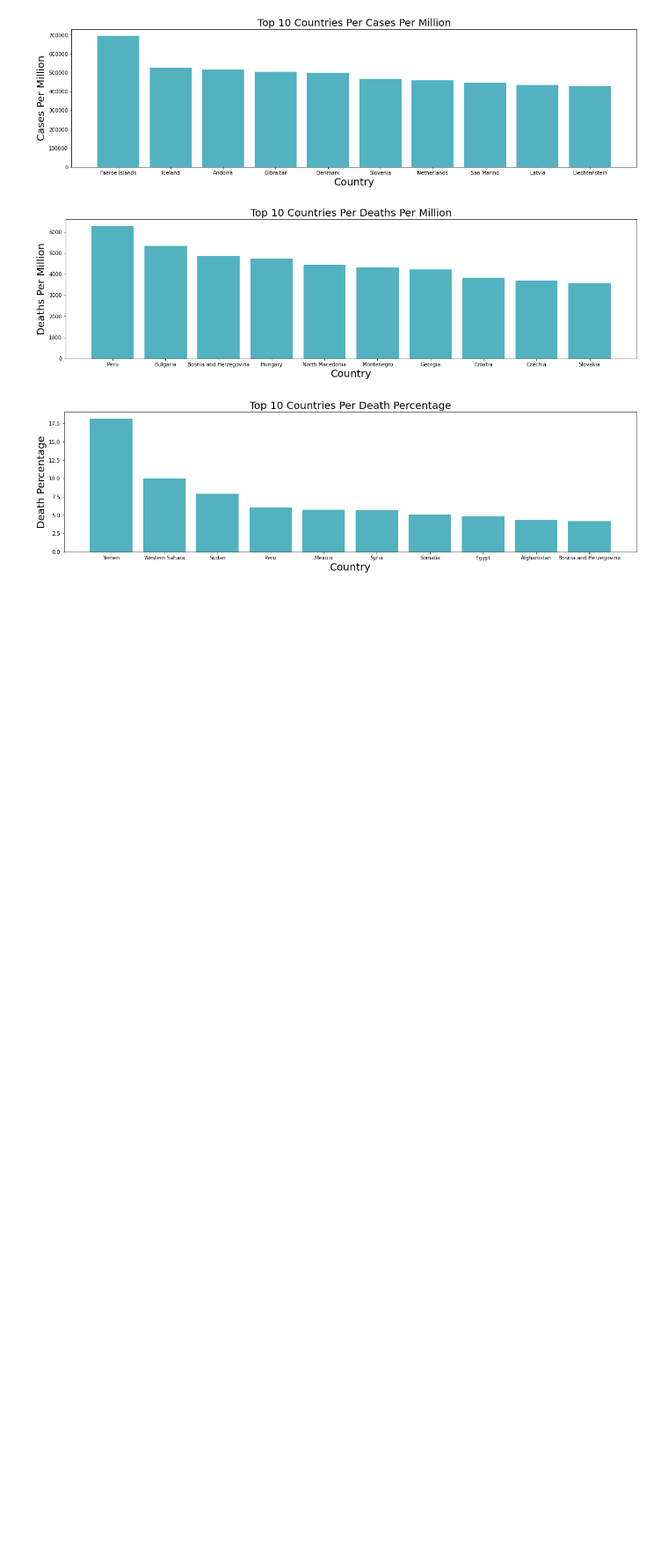
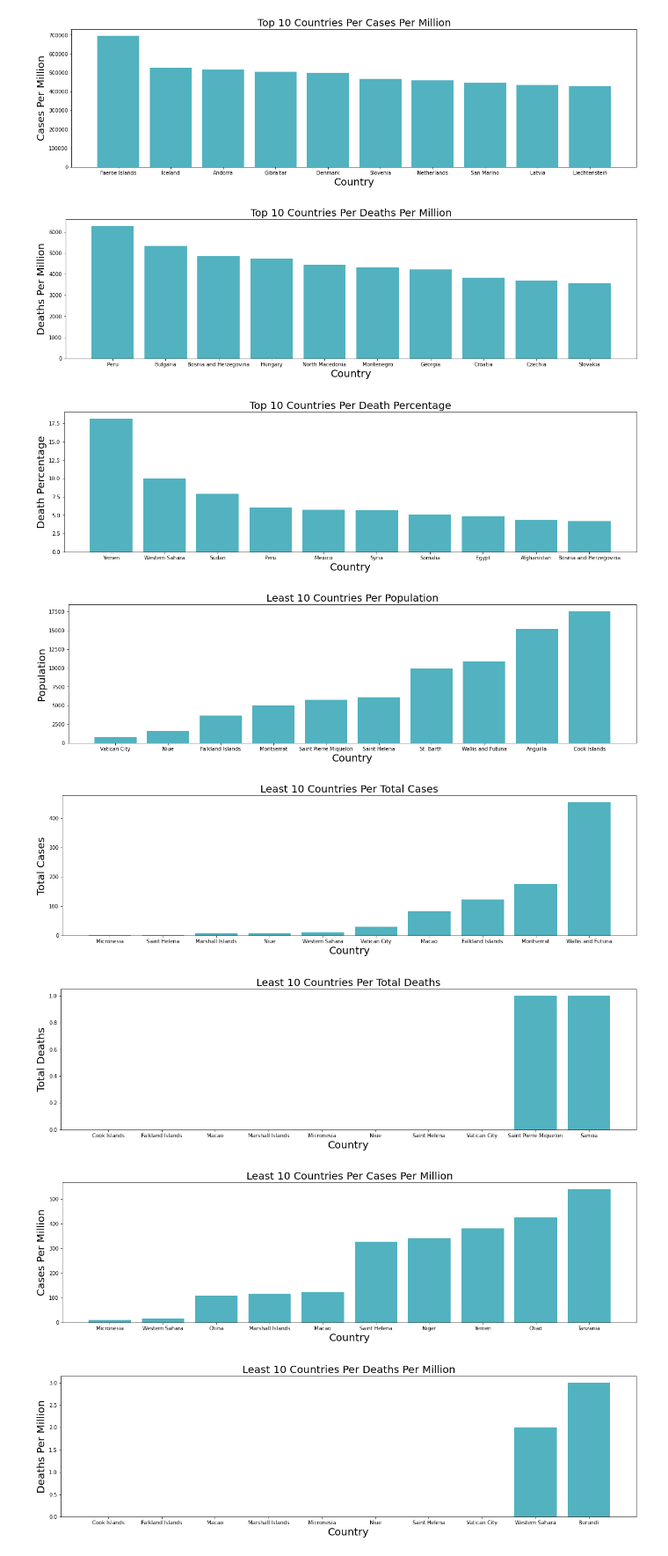
Before and after one commit to hewmatt10/COVID-19_Data, a Jupyter notebook: COVID-19_Data_Analysis.ipynb, the cells around one changed output. Shown: that part at 88% size. Cells and saved outputs as stored; diff of their text form; code cells hidden in the pictures; blank space fills up the shorter version.

Commit message:
added leasts

```diff
--- a/COVID-19_Data_Analysis.ipynb
+++ b/COVID-19_Data_Analysis.ipynb
@@ -108,3 +108,18 @@ for c in columns:
 [figure]
 [figure]
 [figure]
+# %%
+for c in columns:
+    top = df.nsmallest(10, c)
+    plt.figure(figsize=(20,5))
+    plt.bar(top['Country'], top[c],color='#52B2BF',alpha=1)
+    plt.xlabel('Country', fontsize=20)
+    plt.ylabel(c, fontsize=20)
+    plt.title('Least 10 Countries Per ' + c, fontsize=20)
+    plt.show()
+# %% [output]
+[figure, added]
+[figure, added]
+[figure, added]
+[figure, added]
+[figure, added]
```
Also changed, not shown: parts of 1 cell of this notebook.
